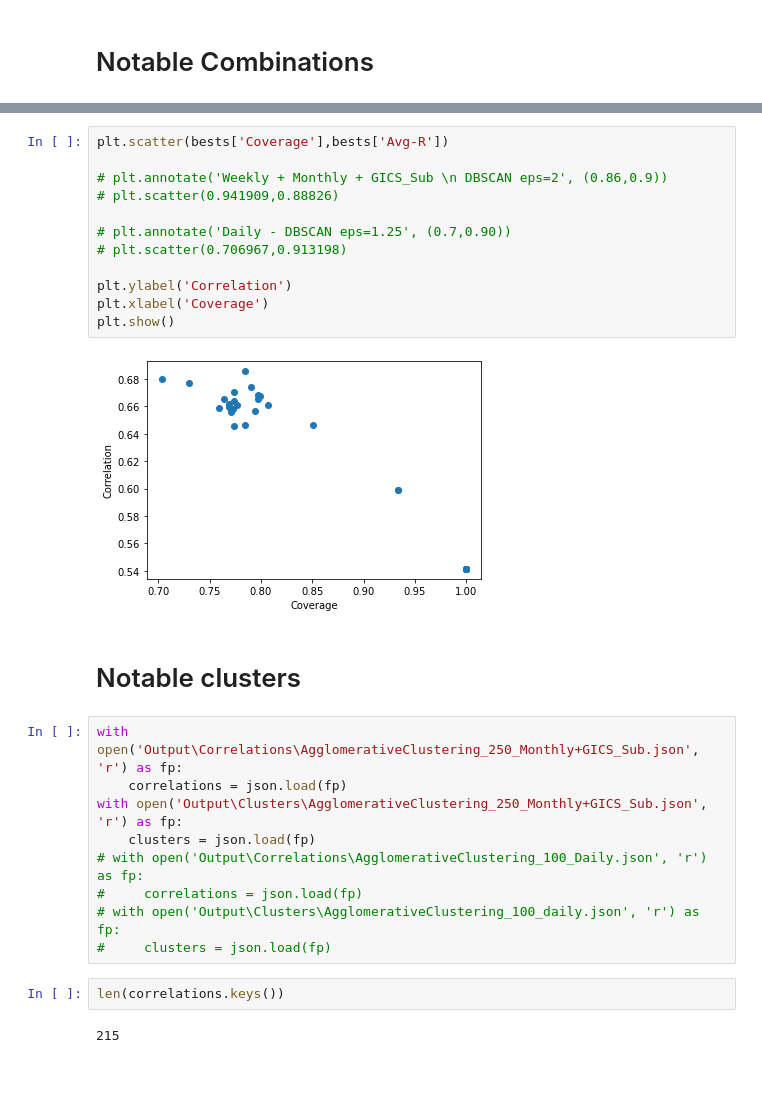
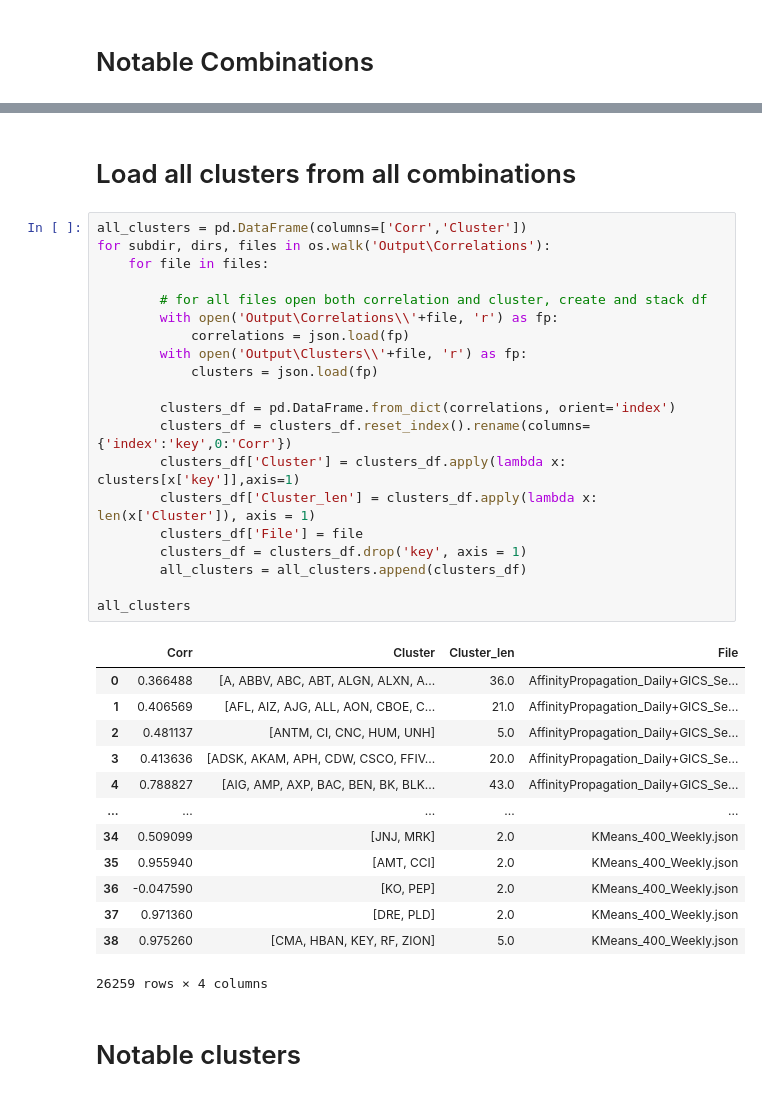
Before and after one commit to harkib/Stock-Clustering, a Jupyter notebook: visualize.ipynb, the cells around one changed output, grey strips where cells are left out. Drawn from its saved outputs; the diff is of its cells as text.

```diff
--- a/visualize.ipynb
+++ b/visualize.ipynb
@@ -90,29 +100,38 @@ raw[(raw.Coverage > .9) & (raw['Avg-R'] > .85)]
-# %%
-plt.scatter(bests['Coverage'],bests['Avg-R'])
-
-# plt.annotate('Weekly + Monthly + GICS_Sub \n DBSCAN eps=2', (0.86,0.9))
-# plt.scatter(0.941909,0.88826)
-
-# plt.annotate('Daily - DBSCAN eps=1.25', (0.7,0.90))
-# plt.scatter(0.706967,0.913198)
-
-plt.ylabel('Correlation')
-plt.xlabel('Coverage')
-plt.show()
-# %% [output]
-[figure, removed]
+# %% [markdown]
+# Load all clusters from all combinations
+# %%
+all_clusters = pd.DataFrame(columns=['Corr','Cluster'])
+for subdir, dirs, files in os.walk('Output\Correlations'):
+    for file in files:
+
+        # for all files open both correlation and cluster, create and stack df
+        with open('Output\Correlations\\'+file, 'r') as fp:
+            correlations = json.load(fp)
+        with open('Output\Clusters\\'+file, 'r') as fp:
+            clusters = json.load(fp)
+
+        clusters_df = pd.DataFrame.from_dict(correlations, orient='index')
+        clusters_df = clusters_df.reset_index().rename(columns= {'index':'key',0:'Corr'})
+        clusters_df['Cluster'] = clusters_df.apply(lambda x: clusters[x['key']],axis=1)
+        clusters_df['Cluster_len'] = clusters_df.apply(lambda x: len(x['Cluster']), axis = 1)
+        clusters_df['File'] = file
+        clusters_df = clusters_df.drop('key', axis = 1)
+        all_clusters = all_clusters.append(clusters_df)
+
+all_clusters
+# %% [output]
+|  | Corr | Cluster | Cluster_len | File |
+| 0 | 0.366488 | [A, ABBV, ABC, ABT, ALGN, ALXN, A... | 36.0 | AffinityPropagation_Daily+GICS_Se... |
+| 1 | 0.406569 | [AFL, AIZ, AJG, ALL, AON, CBOE, C... | 21.0 | AffinityPropagation_Daily+GICS_Se... |
+| 2 | 0.481137 | [ANTM, CI, CNC, HUM, UNH] | 5.0 | AffinityPropagation_Daily+GICS_Se... |
+| 3 | 0.413636 | [ADSK, AKAM, APH, CDW, CSCO, FFIV... | 20.0 | AffinityPropagation_Daily+GICS_Se... |
+| 4 | 0.788827 | [AIG, AMP, AXP, BAC, BEN, BK, BLK... | 43.0 | AffinityPropagation_Daily+GICS_Se... |
+| ... | ... | ... | ... | ... |
+| 34 | 0.509099 | [JNJ, MRK] | 2.0 | KMeans_400_Weekly.json |
+| 35 | 0.955940 | [AMT, CCI] | 2.0 | KMeans_400_Weekly.json |
+| 36 | -0.047590 | [KO, PEP] | 2.0 | KMeans_400_Weekly.json |
+| 37 | 0.971360 | [DRE, PLD] | 2.0 | KMeans_400_Weekly.json |
+| 38 | 0.975260 | [CMA, HBAN, KEY, RF, ZION] | 5.0 | KMeans_400_Weekly.json |
+26259 rows × 4 columns
 # %% [markdown]
 # Notable clusters
-# %%
-with open('Output\Correlations\AgglomerativeClustering_250_Monthly+GICS_Sub.json', 'r') as fp:
-    correlations = json.load(fp)
-with open('Output\Clusters\AgglomerativeClustering_250_Monthly+GICS_Sub.json', 'r') as fp:
-    clusters = json.load(fp)
-# with open('Output\Correlations\AgglomerativeClustering_100_Daily.json', 'r') as fp:
-#     correlations = json.load(fp)
-# with open('Output\Clusters\AgglomerativeClustering_100_daily.json', 'r') as fp:
-#     clusters = json.load(fp)
-# %%
-len(correlations.keys())
-# %% [output]
-215
```
Also changed, not shown: parts of 21 cells of this notebook.
